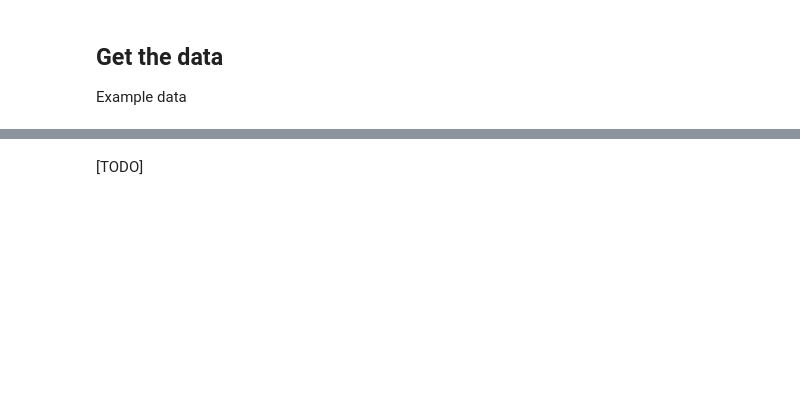
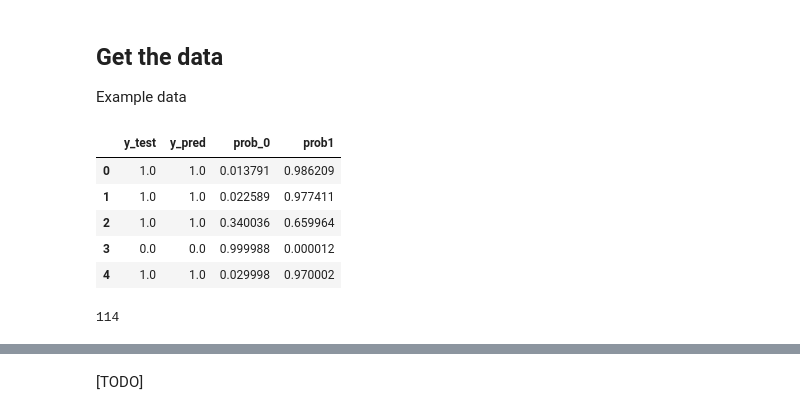
Before and after one commit to ne1s0n/bioinformateachers, a Jupyter notebook: dlb/measure_model_performance/roc_auc_mcc.ipynb, the cells around one changed output, grey strips where cells are left out. Saved outputs shown, nothing was run; the diff lists cells and outputs as text; code cells hidden in the pictures; blank space fills up the shorter version.

```diff
--- a/dlb/measure_model_performance/roc_auc_mcc.ipynb
+++ b/dlb/measure_model_performance/roc_auc_mcc.ipynb
@@ -29,0 +20,16 @@ y_pred = np.array([1, 1, 1, 1, 1, 0, 1, 0, 0, 0, 0, 1, 1, 0, 1, 0, 0, 0, 0, 0, 1
+# %%
+DATASET_URL = 'https://raw.githubusercontent.com/ne1s0n/bioinformateachers/refs/heads/main/dlb/data/predictions.csv'
+# %%
+bc_data = pd.read_csv(DATASET_URL)
+bc_data.head()
+# %% [output]
+|  | y_test | y_pred | prob_0 | prob1 |
+| 0 | 1.0 | 1.0 | 0.013791 | 0.986209 |
+| 1 | 1.0 | 1.0 | 0.022589 | 0.977411 |
+| 2 | 1.0 | 1.0 | 0.340036 | 0.659964 |
+| 3 | 0.0 | 0.0 | 0.999988 | 0.000012 |
+| 4 | 1.0 | 1.0 | 0.029998 | 0.970002 |
+# %%
+len(bc_data)
+# %% [output]
+114
```
Also changed, not shown: parts of 13 cells of this notebook, 1 other file.
